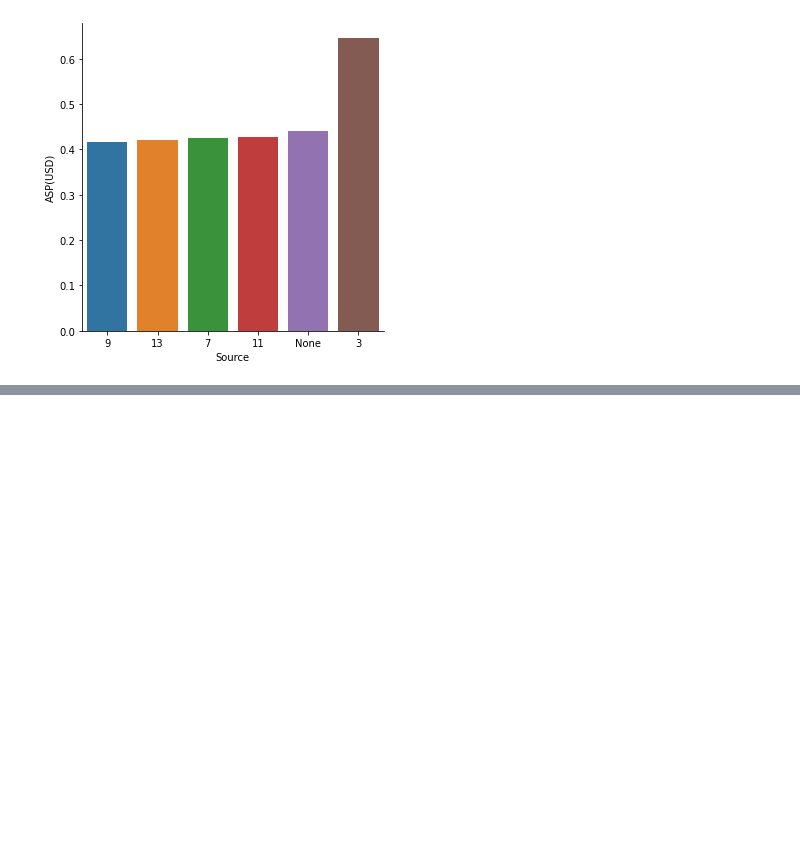
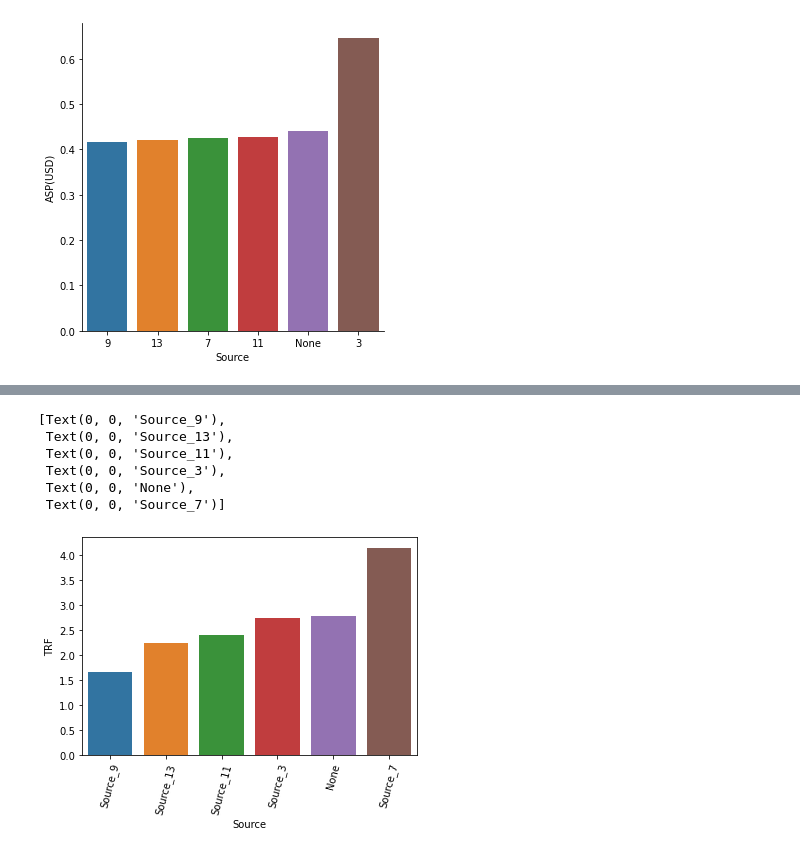
Before and after one commit to RiedelNicolas/75.06-2C2020-TP1, a Jupyter notebook: Source Analysis.ipynb, the cells around one changed output, grey strips where cells are left out. Drawn from its saved outputs; the diff is of its cells as text; code cells hidden in the pictures; blank space fills up the shorter version.

```diff
--- a/Source Analysis.ipynb
+++ b/Source Analysis.ipynb
@@ -168,0 +171,6 @@ sns.catplot(kind="bar",x="Source",y="ASP(USD)",data=aspBySource)
+# %%
+sourceVsTRF = opportunities[["Source","TRF","Opportunity_ID"]].groupby("Source").agg({"TRF":"mean","Opportunity_ID":"count"})
+sourceVsTRF = sourceVsTRF[(sourceVsTRF["TRF"] > 0) & (sourceVsTRF["Opportunity_ID"]>100)]
+sourceVsTRF.reset_index(inplace=True)
+sourceVsTRF = sourceVsTRF.sort_values(by="TRF")
+sourceVsTRF
@@ -168,0 +185,11 @@ sns.catplot(kind="bar",x="Source",y="ASP(USD)",data=aspBySource)
+# %%
+plot = sns.barplot(x="Source",y="TRF",data=sourceVsTRF)
+plot.set_xticklabels(plot.get_xticklabels(), rotation=75)
+# %% [output]
+[Text(0, 0, 'Source_9'),
+ Text(0, 0, 'Source_13'),
+ Text(0, 0, 'Source_11'),
+ Text(0, 0, 'Source_3'),
+ Text(0, 0, 'None'),
+ Text(0, 0, 'Source_7')]
+[figure, added]
```
Also changed, not shown: parts of 2 cells of this notebook, 3 other files.
